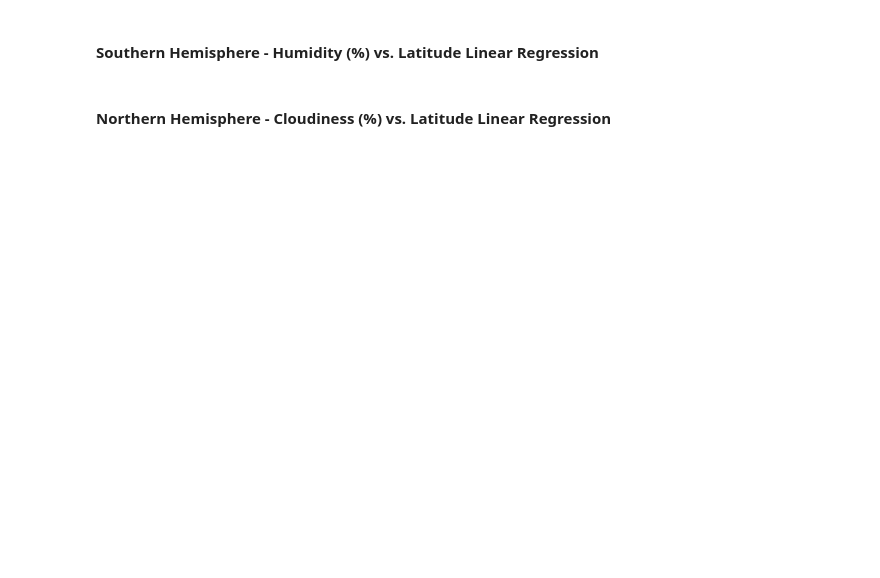
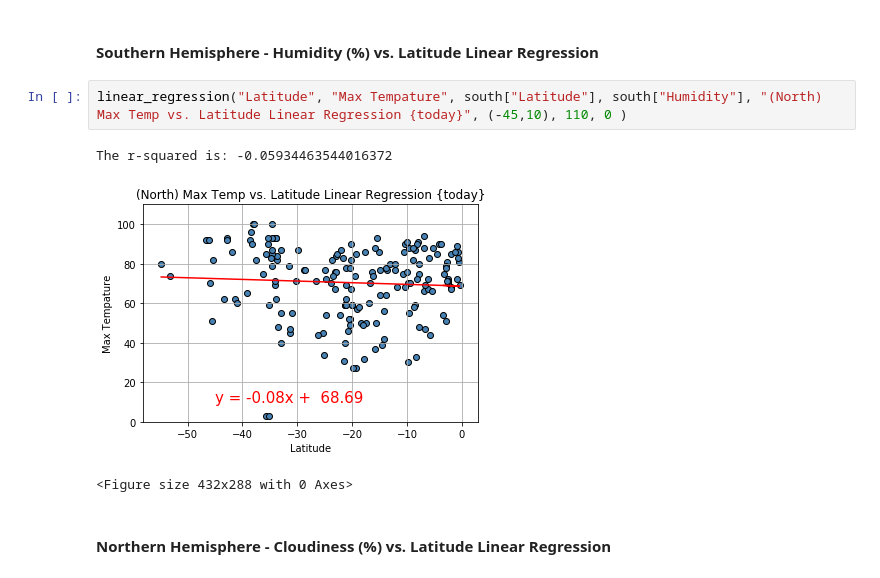
Before and after one commit to dgustave/Python-API-Challenge, a Jupyter notebook: Python-API-Challenge/Instructions/starter_code/WeatherPy.ipynb, the cells around one changed output. Saved outputs shown, nothing was run; the diff lists cells and outputs as text; blank space fills up the shorter version.

```diff
--- a/Python-API-Challenge/Instructions/starter_code/WeatherPy.ipynb
+++ b/Python-API-Challenge/Instructions/starter_code/WeatherPy.ipynb
@@ -322,4 +435,10 @@ linear_regression(north["Latitude"], north["Max Tempature"], "Northern Hemispher
 # %% [markdown]
 ####  Southern Hemisphere - Humidity (%) vs. Latitude Linear Regression
+# %%
+linear_regression("Latitude", "Max Tempature", south["Latitude"], south["Humidity"], "(North) Max Temp vs. Latitude Linear Regression {today}", (-45,10), 110, 0 )
+# %% [output]
+The r-squared is: -0.05934463544016372
+[figure, added]
+<Figure size 432x288 with 0 Axes>
 # %% [markdown]
 ####  Northern Hemisphere - Cloudiness (%) vs. Latitude Linear Regression
```
Also changed, not shown: parts of 28 cells of this notebook.
